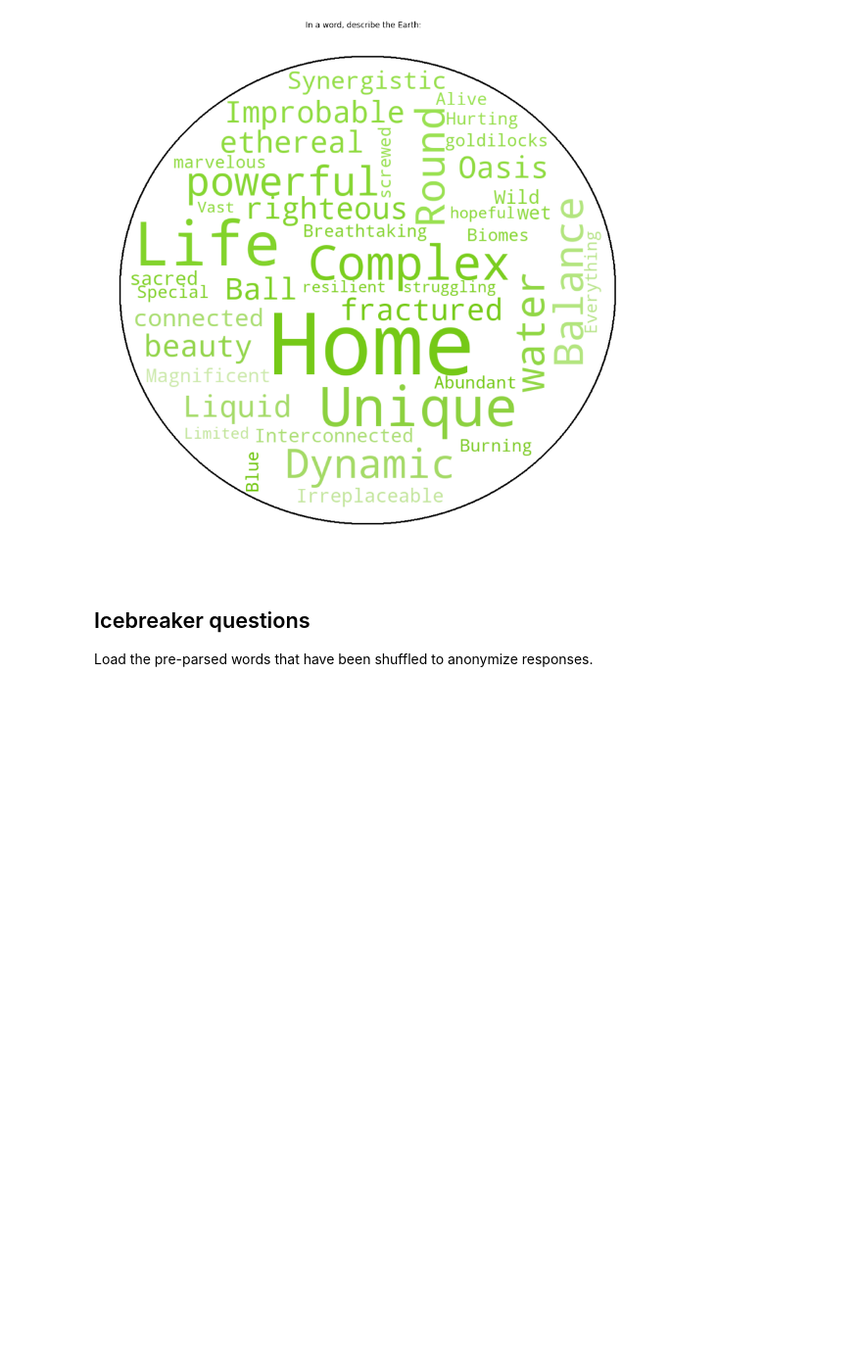
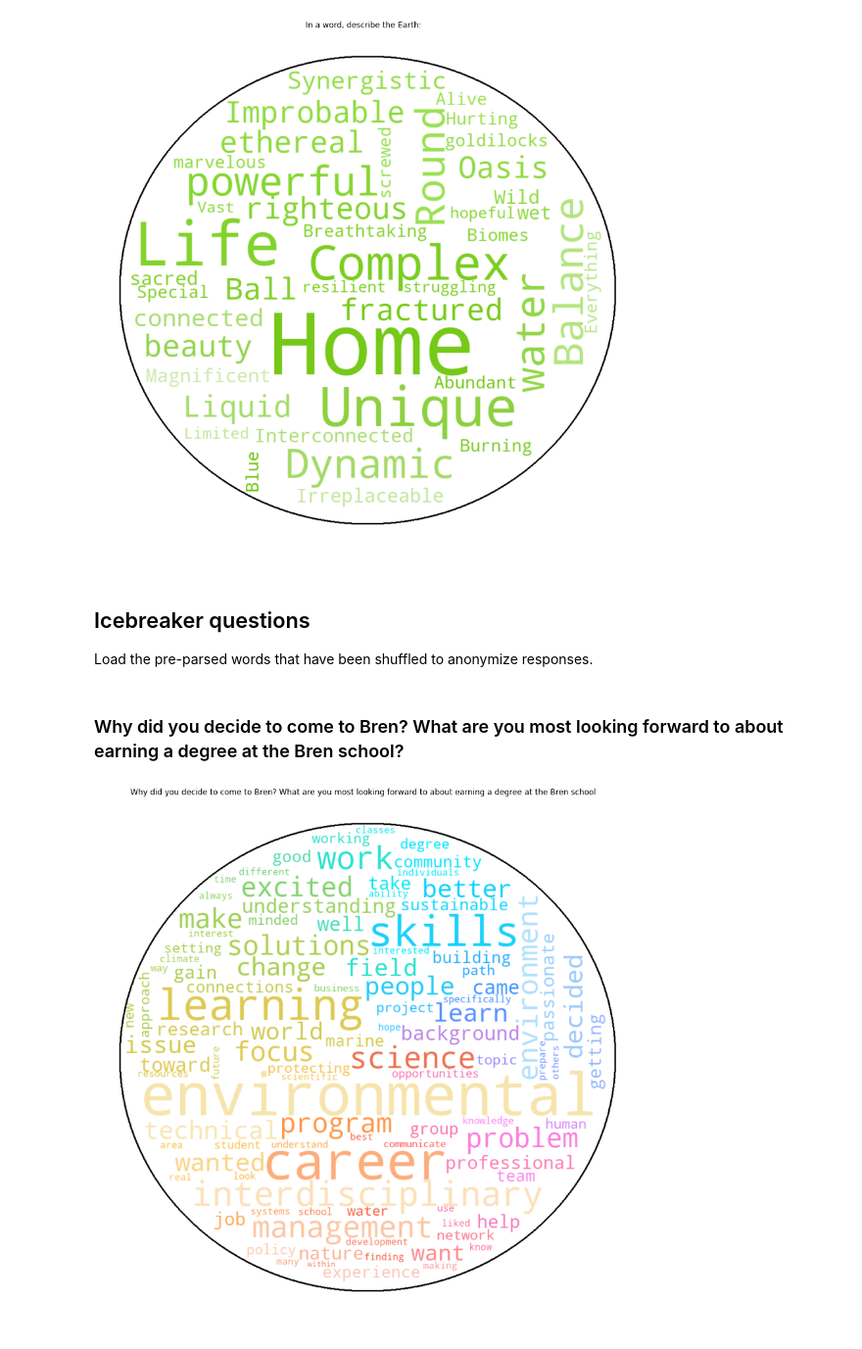
Before and after one commit to environmental-data-science/ESM_203, a Jupyter notebook: Survey Word Cloud Results.ipynb, the cells around one changed output. Shown at 98% size. Cells and saved outputs as stored; diff of their text form; code cells hidden in the pictures; blank space fills up the shorter version.

Commit message:
bren logo

```diff
--- a/Survey Word Cloud Results.ipynb
+++ b/Survey Word Cloud Results.ipynb
@@ -160,0 +150,29 @@ for column in df.columns:
+# %% [markdown]
+### Why did you decide to come to Bren? What are you most looking forward to about earning a degree at the Bren school?
+# %%
+text = " ".join(pd.read_csv(url + 'data/why_bren_words.csv')['0'].dropna().to_list())
+
+max_words = 100
+stopwords = set(STOPWORDS)
+
+stopwords.update(["Bren", "forward", "looking", "come", "chose", "will"])
+
+response = requests.get(url + 'data/bren_mask.png')
+mask = np.array(Image.open(BytesIO(response.content)))
+
+wordcloud = WordCloud(
+    max_words=max_words,
+    mask=mask,
+    contour_width=3,
+    stopwords=stopwords,
+    background_color="white").generate(text)
+
+image_colors = ImageColorGenerator(mask)
+
+plt.figure(figsize=[figsize,figsize])
+plt.imshow(wordcloud.recolor(color_func=image_colors), interpolation='bilinear')
+plt.title('Why did you decide to come to Bren? What are you most looking forward to about earning a degree at the Bren school')
+plt.axis("off")
+plt.show()
+# %% [output]
+[figure, added]
```
Also changed, not shown: parts of 3 cells of this notebook, 1 other file.
